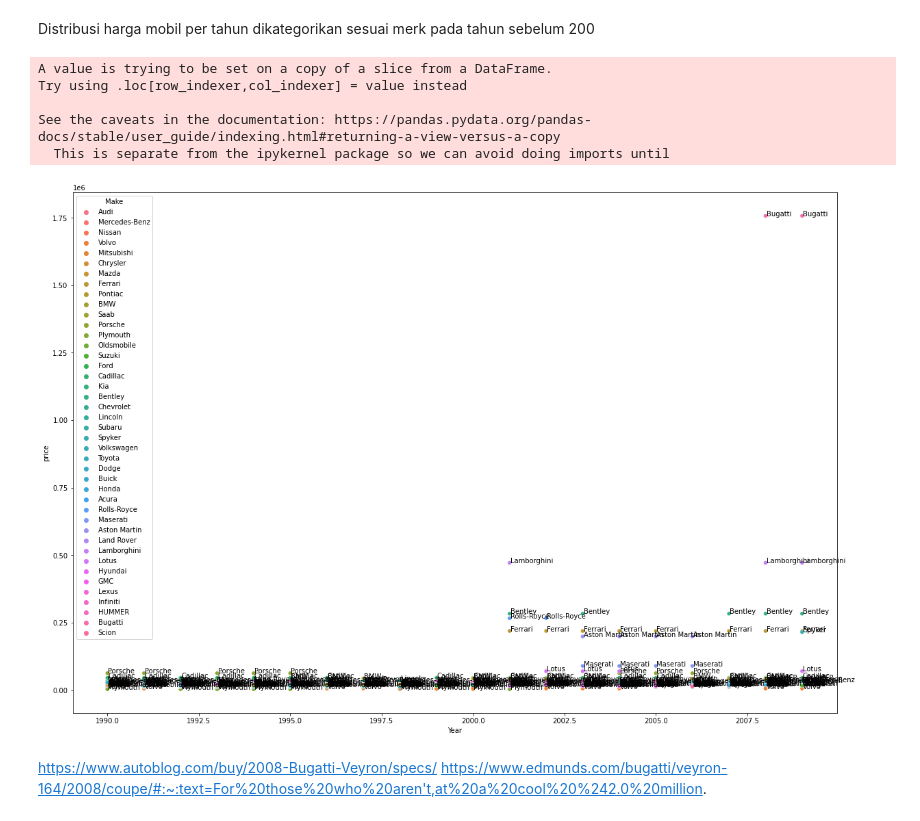
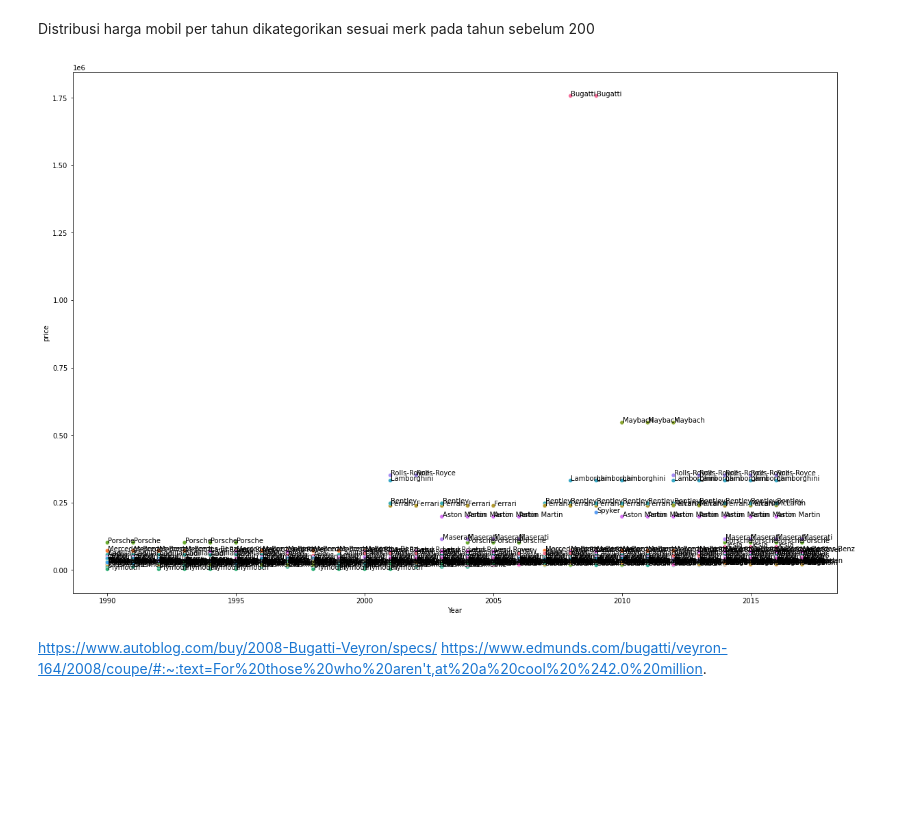
Before and after one commit to coll-j/Tugas-KK, a Jupyter notebook: Minggu-1/EDA_KK.ipynb, the cells around one changed output. Cells and saved outputs as stored; diff of their text form; code cells hidden in the pictures; blank space fills up the shorter version.

Commit message:
Created using Colaboratory 10/6/2020

```diff
--- a/Minggu-1/EDA_KK.ipynb
+++ b/Minggu-1/EDA_KK.ipynb
@@ -212,21 +200,16 @@ df_year_dist.plot.bar()
 Distribusi harga mobil per tahun dikategorikan sesuai merk pada tahun sebelum 200
 # %%
 fig, ax = plt.subplots(figsize=(20, 14))
-df_before_2000 = df.loc[df['Year'] < 2000]
-df_before_2000['price'] = df_before_2000.groupby(['Make'])['MSRP'].transform('mean')
-df_before_2000 = df_before_2000.loc[:, ('Make', 'Year', 'price')]
-df_before_2000.drop_duplicates(inplace=True)
-sns.scatterplot(data=df_before_2000, x='Year', y='price', hue='Make')
-a = pd.concat({'x': df_before_2000['Year'], 'y': df_before_2000['price'], 'val': df_before_2000['Make']}, axis=1)
+df_by_brand = df
+df_by_brand['price'] = df_by_brand.groupby(['Make'])['MSRP'].transform('mean')
+df_by_brand = df_by_brand.loc[:, ('Make', 'Year', 'price')]
+df_by_brand.drop_duplicates(inplace=True)
+sns.scatterplot(data=df_by_brand, x='Year', y='price', hue='Make', legend=False)
+a = pd.concat({'x': df_by_brand['Year'], 'y': df_by_brand['price'], 'val': df_by_brand['Make']}, axis=1)
 for i, point in a.iterrows():
   ax.text(point['x']+.02, point['y'], str(point['val']))
 # %% [output]
-A value is trying to be set on a copy of a slice from a DataFrame.
-Try using .loc[row_indexer,col_indexer] = value instead
-
-See the caveats in the documentation: https://pandas.pydata.org/pandas-docs/stable/user_guide/indexing.html#returning-a-view-versus-a-copy
-  This is separate from the ipykernel package so we can avoid doing imports until
-[figure, old version]
+[figure, new version]
 # %% [markdown]
 https://www.autoblog.com/buy/2008-Bugatti-Veyron/specs/
 https://www.edmunds.com/bugatti/veyron-164/2008/coupe/#:~:text=For%20those%20who%20aren't,at%20a%20cool%20%242.0%20million.
```
Also changed, not shown: parts of 18 cells of this notebook.
